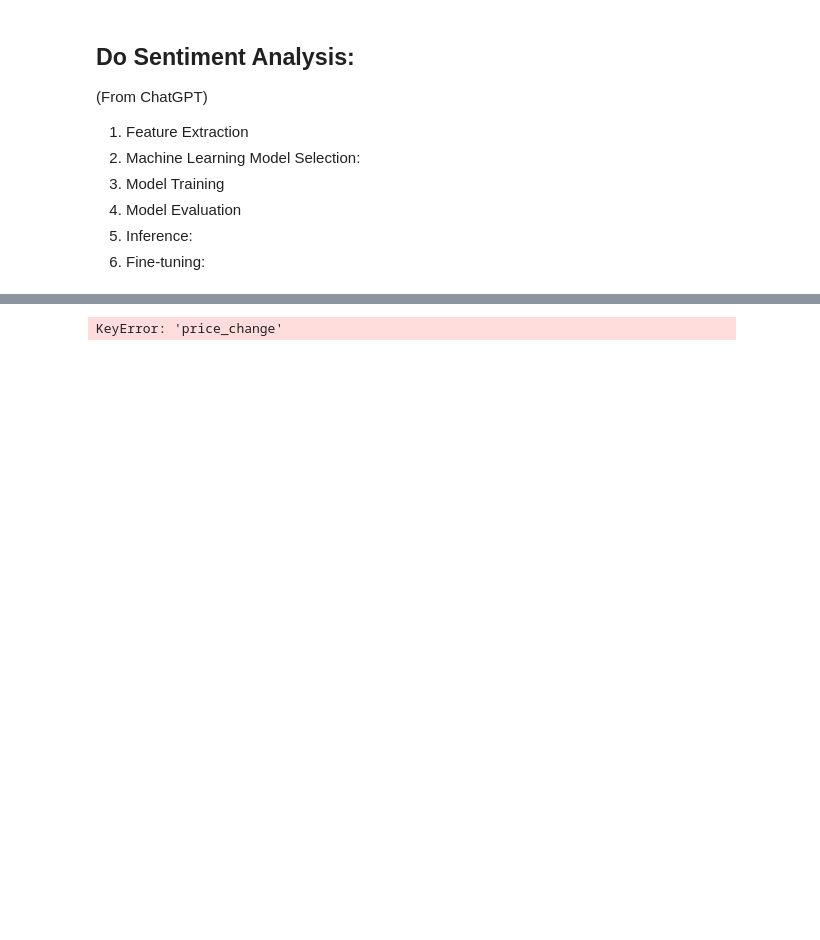
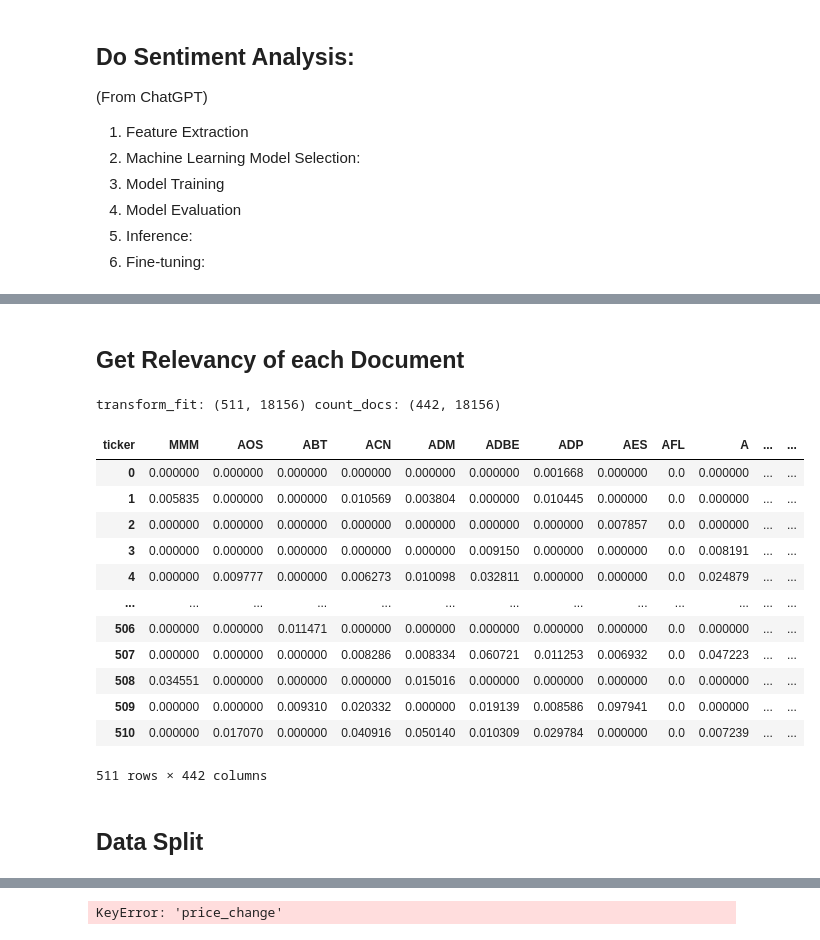
Before and after one commit to JiNathan/StockMarketPrediction, a Jupyter notebook: News_Data_Processing.ipynb, the cells around one changed output, grey strips where cells are left out. Cells and saved outputs as stored; diff of their text form; code cells hidden in the pictures; blank space fills up the shorter version.

```diff
--- a/News_Data_Processing.ipynb
+++ b/News_Data_Processing.ipynb
@@ -231 +204,46 @@ len(articles)
+# %% [markdown]
+## Get Relevancy of each Document
+# %%
+from sklearn.feature_extraction.text import CountVectorizer
+# # result should be the same shape as prices
+# def get_relevancy(keywords: list[str]):
+#     '''Takes a date [from each article] and returns an array of the corresponding stocks until DAYS_AFTER'''
+#     print(np.array(articles))
+#     # print(np.array(articles.columns)[any(keyword in articles.columns for keyword in keywords)])
+#     # print(articles.loc[:,
+#     #         articles.columns[any(keyword in articles.columns for keyword in keywords)]
+#     #         ].mean(axis=1))
+#     return 1
+#     # return articles.loc[:,
+#     #         articles.columns[any(keyword in articles.columns for keyword in keywords)]
+#     #         ].mean(axis=1)
+
+# vectors = vectorizer.fit_transform(hold["keywords"].apply(lambda keywords_list: " ".join(keywords_list)))
+# relevancy = tfidf_transformer.transform(vectors)
+# relevancy = hold["keywords"].apply(lambda doc: transform_fit.transpose(tfidf_vectorizer.transform(doc)))
+#relevancy = tfidf_vectorizer.transform(hold["keywords"].apply(lambda keywords: " ".join(keywords)))
+count_docs = tfidf_vectorizer.transform(hold["keywords"].apply(lambda keywords: " ".join(keywords)))
+# relevancy =  hold["keywords"].apply(lambda words: , CountVectorizer) transform_fit.dot()
+print(f'transform_fit: {transform_fit.shape} count_docs: {count_docs.shape}')
+relevancy = transform_fit.dot(count_docs.T)
+relevancy = pd.DataFrame(relevancy.toarray(), columns=hold.index)
+count_docs
+relevancy
+# %% [output]
+transform_fit: (511, 18156) count_docs: (442, 18156)
+| ticker | MMM | AOS | ABT | ACN | ADM | ADBE | ADP | AES | AFL | A | ... | ... |
+| 0 | 0.000000 | 0.000000 | 0.000000 | 0.000000 | 0.000000 | 0.000000 | 0.001668 | 0.000000 | 0.0 | 0.000000 | ... | ... |
+| 1 | 0.005835 | 0.000000 | 0.000000 | 0.010569 | 0.003804 | 0.000000 | 0.010445 | 0.000000 | 0.0 | 0.000000 | ... | ... |
+| 2 | 0.000000 | 0.000000 | 0.000000 | 0.000000 | 0.000000 | 0.000000 | 0.000000 | 0.007857 | 0.0 | 0.000000 | ... | ... |
+| 3 | 0.000000 | 0.000000 | 0.000000 | 0.000000 | 0.000000 | 0.009150 | 0.000000 | 0.000000 | 0.0 | 0.008191 | ... | ... |
+| 4 | 0.000000 | 0.009777 | 0.000000 | 0.006273 | 0.010098 | 0.032811 | 0.000000 | 0.000000 | 0.0 | 0.024879 | ... | ... |
+| ... | ... | ... | ... | ... | ... | ... | ... | ... | ... | ... | ... | ... |
+| 506 | 0.000000 | 0.000000 | 0.011471 | 0.000000 | 0.000000 | 0.000000 | 0.000000 | 0.000000 | 0.0 | 0.000000 | ... | ... |
+| 507 | 0.000000 | 0.000000 | 0.000000 | 0.008286 | 0.008334 | 0.060721 | 0.011253 | 0.006932 | 0.0 | 0.047223 | ... | ... |
+| 508 | 0.034551 | 0.000000 | 0.000000 | 0.000000 | 0.015016 | 0.000000 | 0.000000 | 0.000000 | 0.0 | 0.000000 | ... | ... |
+| 509 | 0.000000 | 0.000000 | 0.009310 | 0.020332 | 0.000000 | 0.019139 | 0.008586 | 0.097941 | 0.0 | 0.000000 | ... | ... |
+| 510 | 0.000000 | 0.017070 | 0.000000 | 0.040916 | 0.050140 | 0.010309 | 0.029784 | 0.000000 | 0.0 | 0.007239 | ... | ... |
+511 rows × 442 columns
+# %% [markdown]
+## Data Split
 # %%
```
Also changed, not shown: parts of 21 cells of this notebook, 2 other files.
